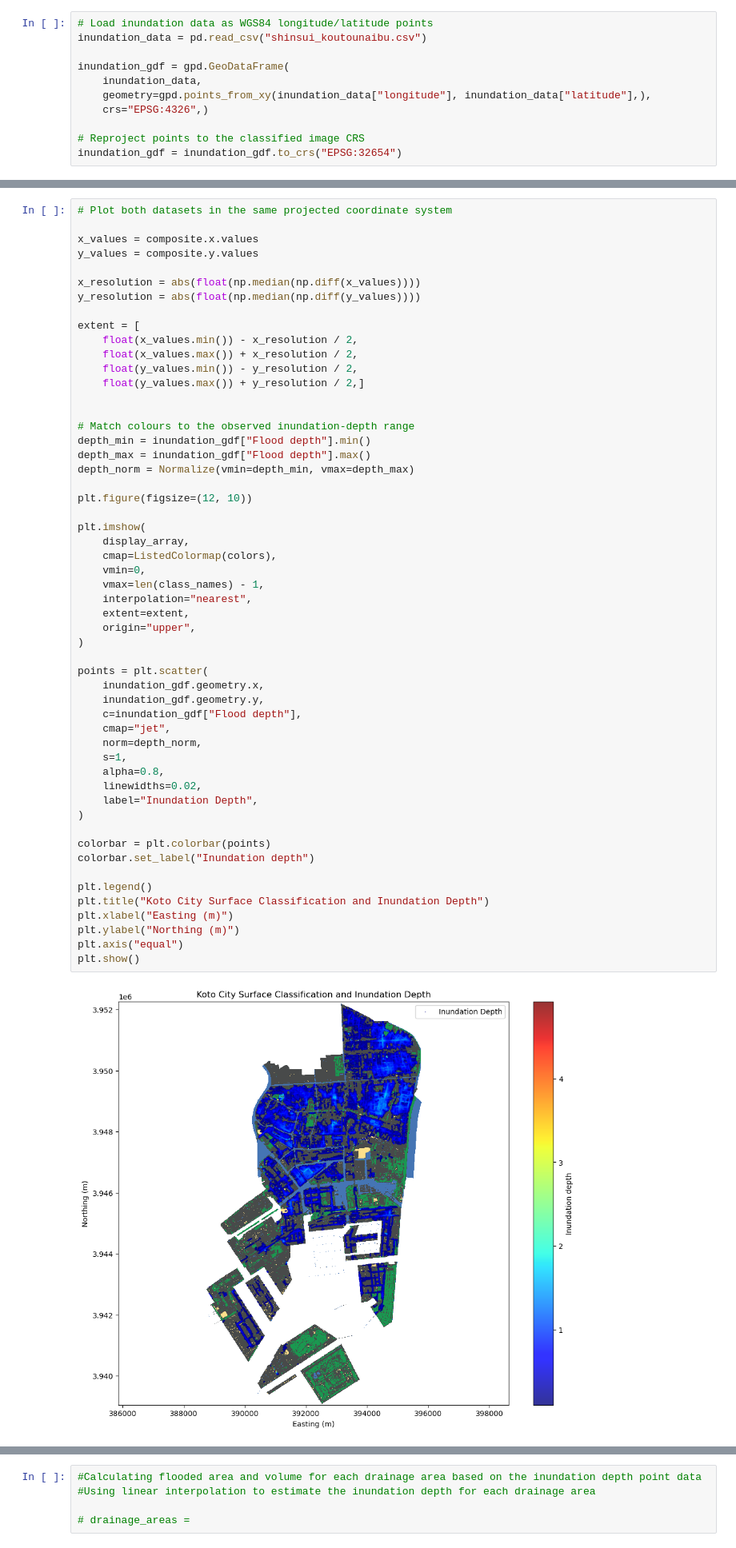
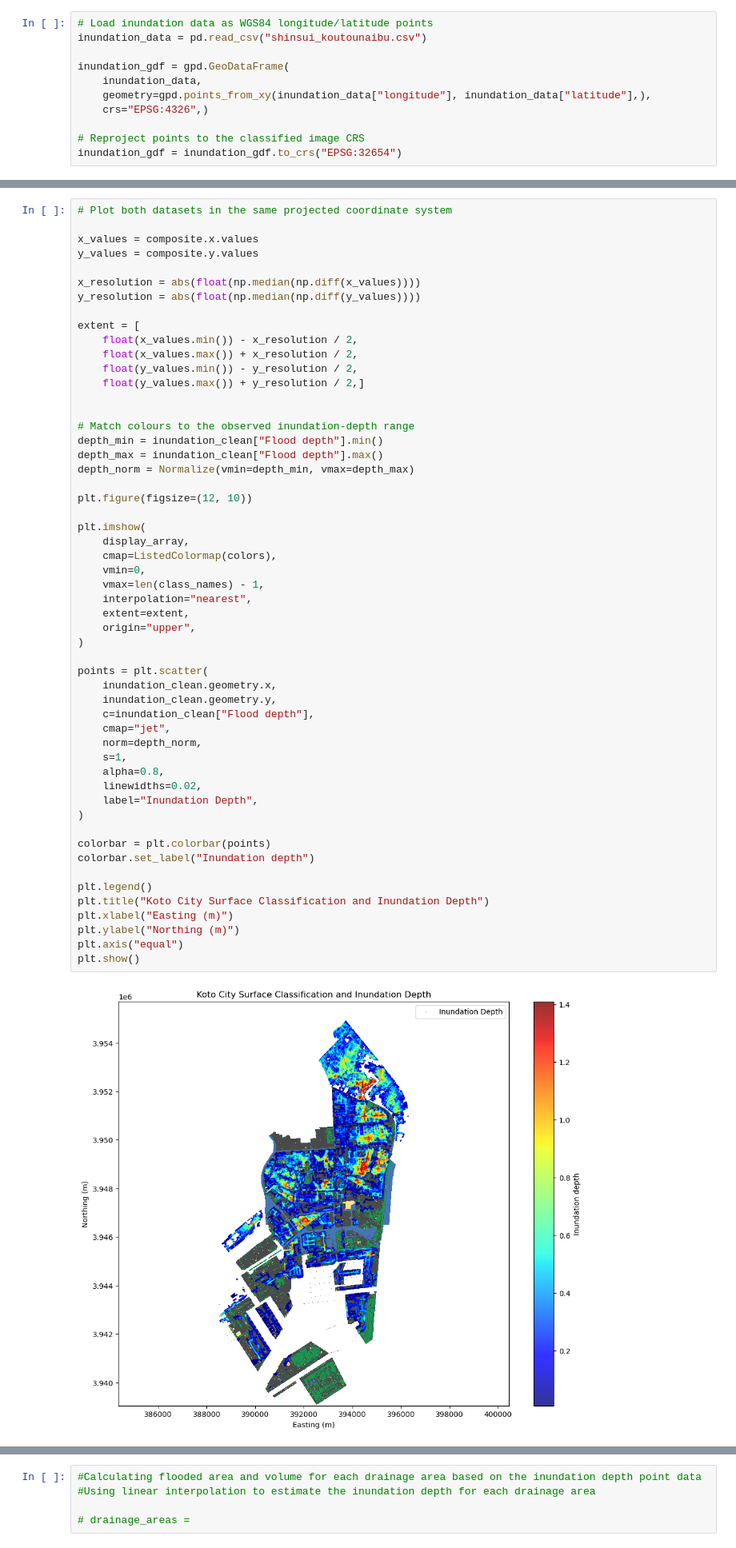
Before and after one commit to foozdemiroglu-gif/MP411-Tokyo, a Jupyter notebook: Drainage_analysis.ipynb, the cells around one changed output, grey strips where cells are left out. Shown at 80% size. Cells and saved outputs as stored; diff of their text form.

```diff
--- a/Drainage_analysis.ipynb
+++ b/Drainage_analysis.ipynb
@@ -691,45 +739,45 @@ extent = [
 
 
 # Match colours to the observed inundation-depth range
-depth_min = inundation_gdf["Flood depth"].min()
-depth_max = inundation_gdf["Flood depth"].max()
+depth_min = inundation_clean["Flood depth"].min()
+depth_max = inundation_clean["Flood depth"].max()
 depth_norm = Normalize(vmin=depth_min, vmax=depth_max)
 
 plt.figure(figsize=(12, 10))
 
 plt.imshow(
     display_array,
     cmap=ListedColormap(colors),
     vmin=0,
     vmax=len(class_names) - 1,
     interpolation="nearest",
     extent=extent,
     origin="upper",
 )
 
 points = plt.scatter(
-    inundation_gdf.geometry.x,
-    inundation_gdf.geometry.y,
-    c=inundation_gdf["Flood depth"],
+    inundation_clean.geometry.x,
+    inundation_clean.geometry.y,
+    c=inundation_clean["Flood depth"],
     cmap="jet",
     norm=depth_norm,
     s=1,
     alpha=0.8,
     linewidths=0.02,
     label="Inundation Depth",
 )
 
 colorbar = plt.colorbar(points)
 colorbar.set_label("Inundation depth")
 
 plt.legend()
 plt.title("Koto City Surface Classification and Inundation Depth")
 plt.xlabel("Easting (m)")
 plt.ylabel("Northing (m)")
 plt.axis("equal")
 plt.show()
 # %% [output]
-[figure, old version]
+[figure, new version]
 # %%
 #Known/estimated parameters for the drainage areas in Koto City, including area, slope, and roughness coefficient.
 
```
Also changed, not shown: parts of 14 cells of this notebook.
